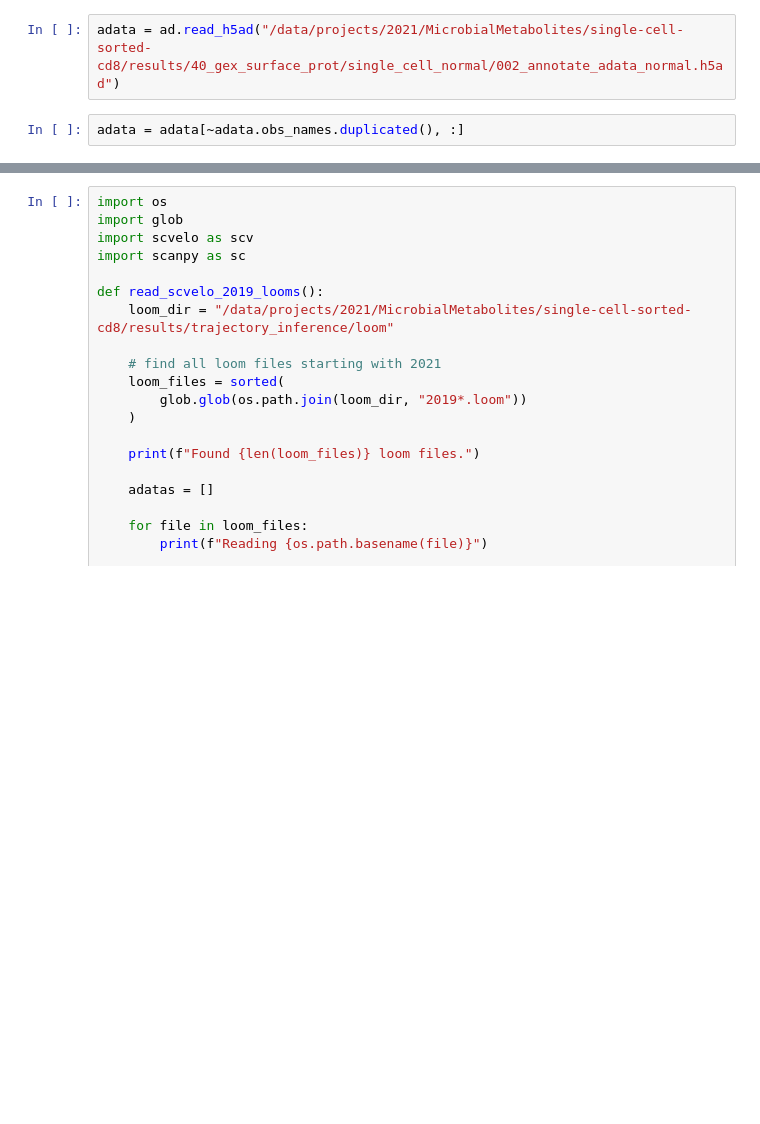
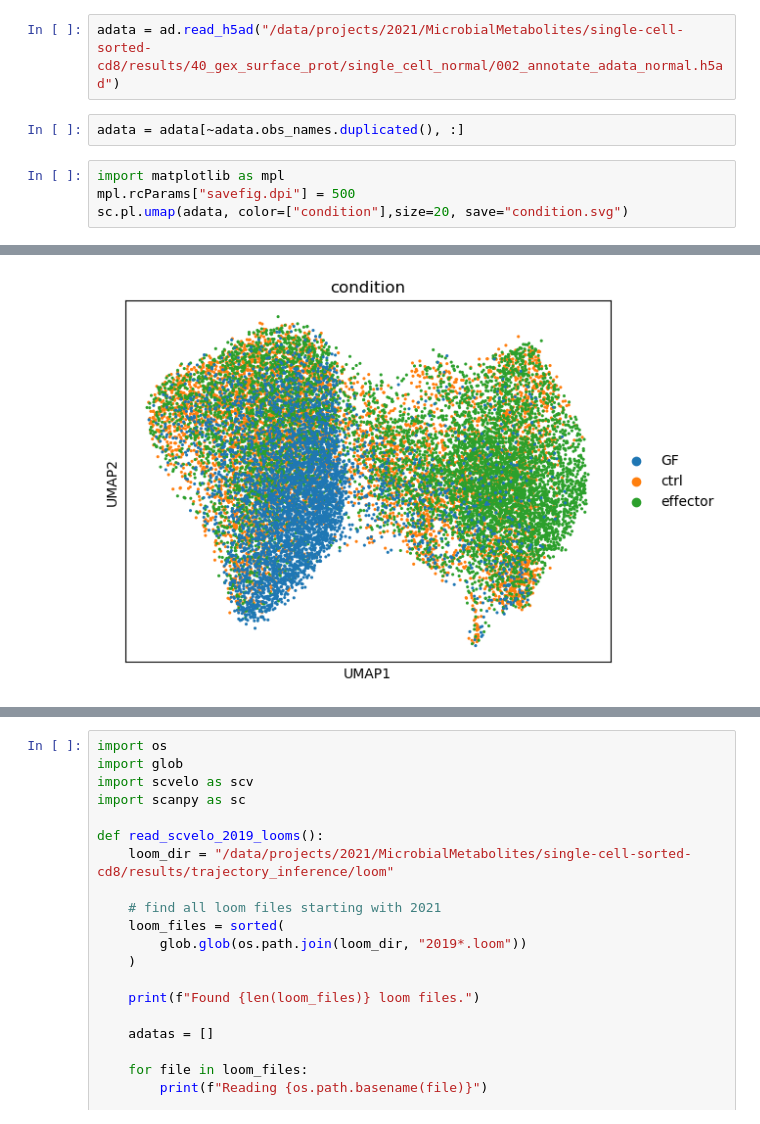
Before and after one commit to ErikaKvalem/prj-honda, a Jupyter notebook: 01_bacterial_products/003_healthy_single_cell_cd8_t_cell/010_scvelo.ipynb, the cells around one changed output, grey strips where cells are left out. Saved outputs shown, nothing was run; the diff lists cells and outputs as text; blank space fills up the shorter version.

```diff
--- a/01_bacterial_products/003_healthy_single_cell_cd8_t_cell/010_scvelo.ipynb
+++ b/01_bacterial_products/003_healthy_single_cell_cd8_t_cell/010_scvelo.ipynb
@@ -16,3 +16,8 @@ scv.settings.figdir = "/data/projects/2021/MicrobialMetabolites/single-cell-sort
 adata = ad.read_h5ad("/data/projects/2021/MicrobialMetabolites/single-cell-sorted-cd8/results/40_gex_surface_prot/single_cell_normal/002_annotate_adata_normal.h5ad")
 # %%
 adata = adata[~adata.obs_names.duplicated(), :]
+# %%
+import matplotlib as mpl
+mpl.rcParams["savefig.dpi"] = 500
+sc.pl.umap(adata, color=["condition"],size=20, save="condition.svg")
+# %% [output]
@@ -19,2 +25,3 @@ adata = adata[~adata.obs_names.duplicated(), :]
+[figure, added]
 # %%
 adata
```
Also changed, not shown: parts of 21 cells of this notebook, 11 other files.
